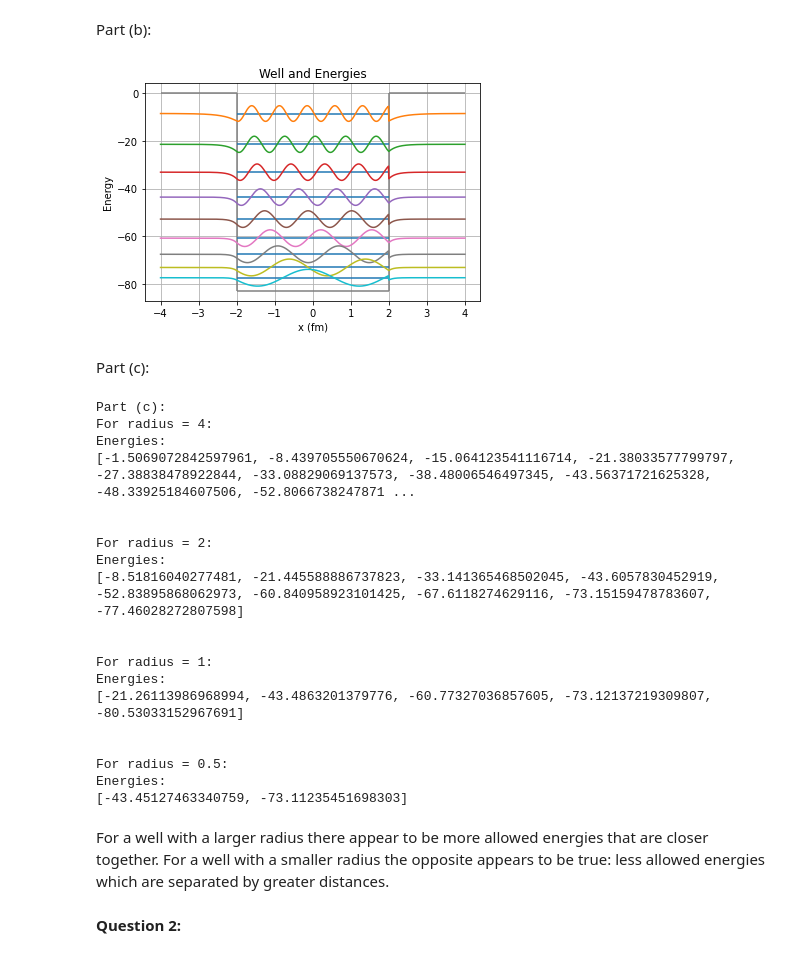
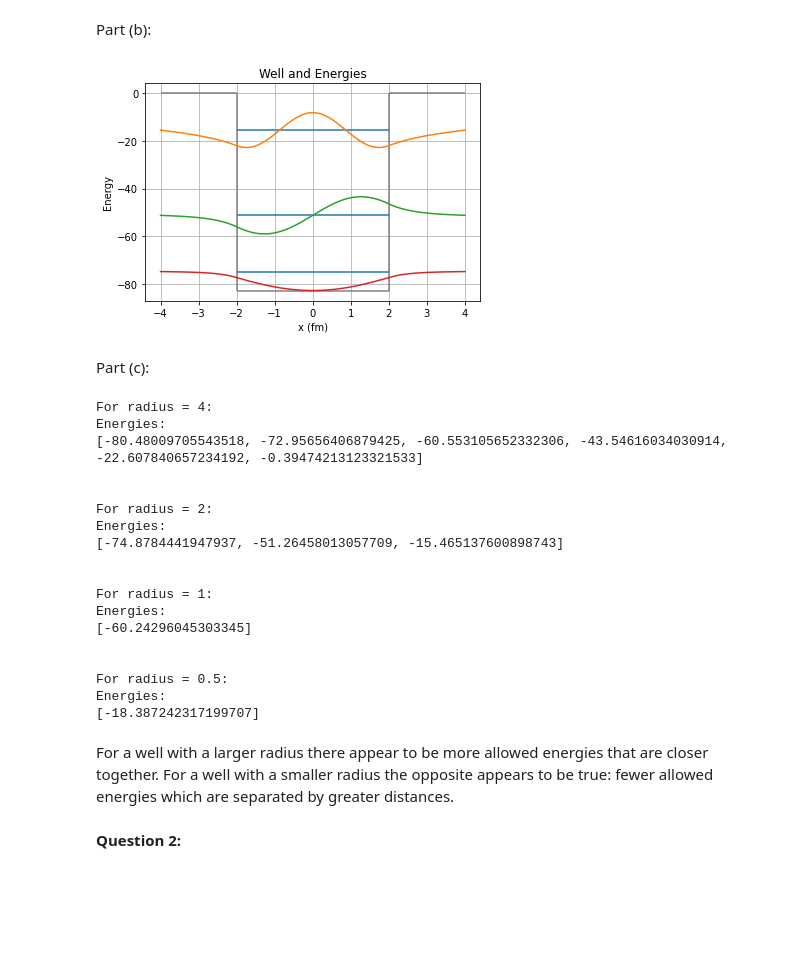
Before and after one commit to JSheare/Computational-Physics, a Jupyter notebook: Exercise Set 6.ipynb, the cells around one changed output. Cells and saved outputs as stored; diff of their text form; code cells hidden in the pictures; blank space fills up the shorter version.

```diff
--- a/Exercise Set 6.ipynb
+++ b/Exercise Set 6.ipynb
@@ -122,19 +107,19 @@ tolerance = 1e-8
 wavefunctions = []
 energies = []
 position = np.array([])
+level = 0
 for i in range(depth):
-    #print(i)
-    wavefunction, position, e = numerov(-depth, radius, (-i-1, -i), tolerance)
+    wavefunction, position, e = numerov(-depth, radius, (-depth+i, -depth+i+1), level, tolerance)
     if len(wavefunction) > 0:
         wavefunctions.append(wavefunction)
         energies.append(e)
-        k_squareds.append(k_squared)
         plt.plot(position, wavefunction)
         plt.xlabel('x (fm)')
         plt.ylabel('psi(x)')
         plt.title(f'psi(x) for e = {e}')
         plt.grid(True)
         plt.show()
+        level += 1
 
 print('Allowed Energies:')
 for energy in energies:
@@ -164,65 +137,62 @@ Part (b):
 # %%
 plt.plot([], [])
 plt.grid(True)
 plt.title('Well and Energies')
 plt.xlabel('x (fm)')
 plt.ylabel('Energy')
 plt.vlines([-radius, radius], -depth, 0, colors=('gray'))
 plt.hlines([-83, 0, 0], (-radius, -4, 2), (radius, -2, 4), colors=('gray'))
 for i in range(len(wavefunctions)):
     wavefunction = wavefunctions[i]
     e = energies[i]
     norm = 1/np.sqrt(np.sum(np.abs(wavefunction)**2))
-    wavefunction = (norm*wavefunction*50) + e
+    wavefunction = (norm*wavefunction*400) + e
     plt.plot(position, wavefunction)
     plt.hlines([e], -radius, radius)
 
 plt.show()
 # %% [output]
-[figure, old version]
+[figure, new version]
 # %% [markdown]
 Part (c):
 # %%
 for radius in [4, 2, 1, 0.5]:
     depth = 83
     tolerance = 1e-8
-    wavefunctions = []
     energies = []
-    k_squareds = []
     position = np.array([])
+    level = 0
     for i in range(depth):
-        wavefunction, position, k_squared, e = numerov(-depth, radius, (-i-1, -i), tolerance)
+        wavefunction, position, e = numerov(-depth, radius, (-depth+i, -depth+i+1), level, tolerance)
         if len(wavefunction) > 0:
-            wavefunctions.append(wavefunction)
             energies.append(e)
-            k_squareds.append(k_squared)
+            level += 1
 
     print(f'For radius = {radius}:')
     print('Energies:')
     print(energies)
     print('\n')
 # %% [output]
-Part (c):
 For radius = 4:
 Energies:
-[-1.5069072842597961, -8.439705550670624, -15.064123541116714, -21.38033577799797, -27.38838478922844, -33.08829069137573, -38.48006546497345, -43.56371721625328, -48.33925184607506, -52.8066738247871 ...
+[-80.48009705543518, -72.95656406879425, -60.553105652332306, -43.54616034030914, -22.607840657234192, -0.39474213123321533]
 
 
 For radius = 2:
 Energies:
-[-8.51816040277481, -21.445588886737823, -33.141365468502045, -43.6057830452919, -52.83895868062973, -60.840958923101425, -67.6118274629116, -73.15159478783607, -77.46028272807598]
+[-74.8784441947937, -51.26458013057709, -15.465137600898743]
 
 
 For radius = 1:
 Energies:
-[-21.26113986968994, -43.4863201379776, -60.77327036857605, -73.12137219309807, -80.53033152967691]
+[-60.24296045303345]
 
 
 For radius = 0.5:
 Energies:
-[-43.45127463340759, -73.11235451698303]
+[-18.387242317199707]
 # %% [markdown]
-For a well with a larger radius there appear to be more allowed energies that are closer together. For a well with a smaller radius the opposite appears to be true: less allowed energies which are separated by greater distances.
+For a well with a larger radius there appear to be more allowed energies that are closer together. For a well with a smaller radius the opposite appears to be true: fewer allowed energies which are separated by greater distances.
 # %% [markdown]
 **Question 2:**
 # %% [markdown]
```
Also changed, not shown: parts of 3 cells of this notebook.
